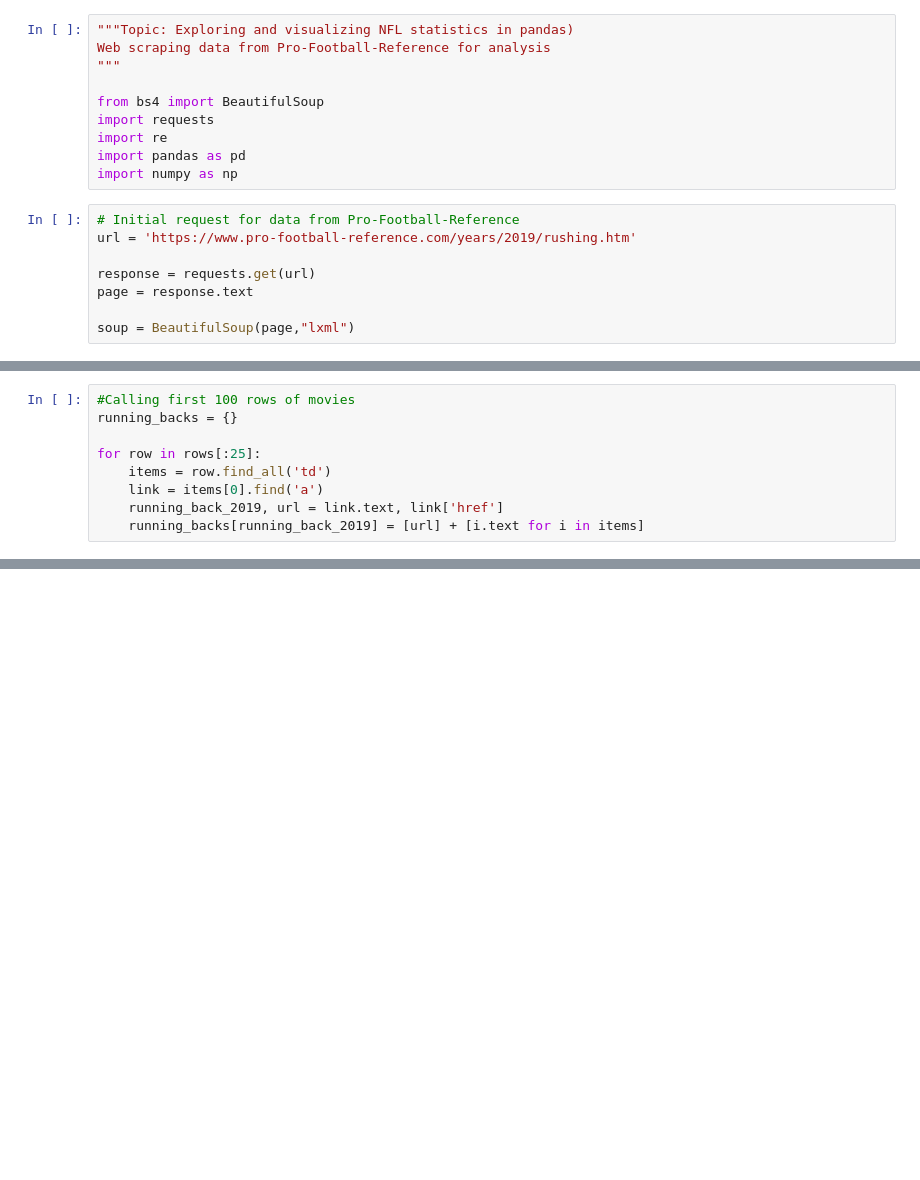
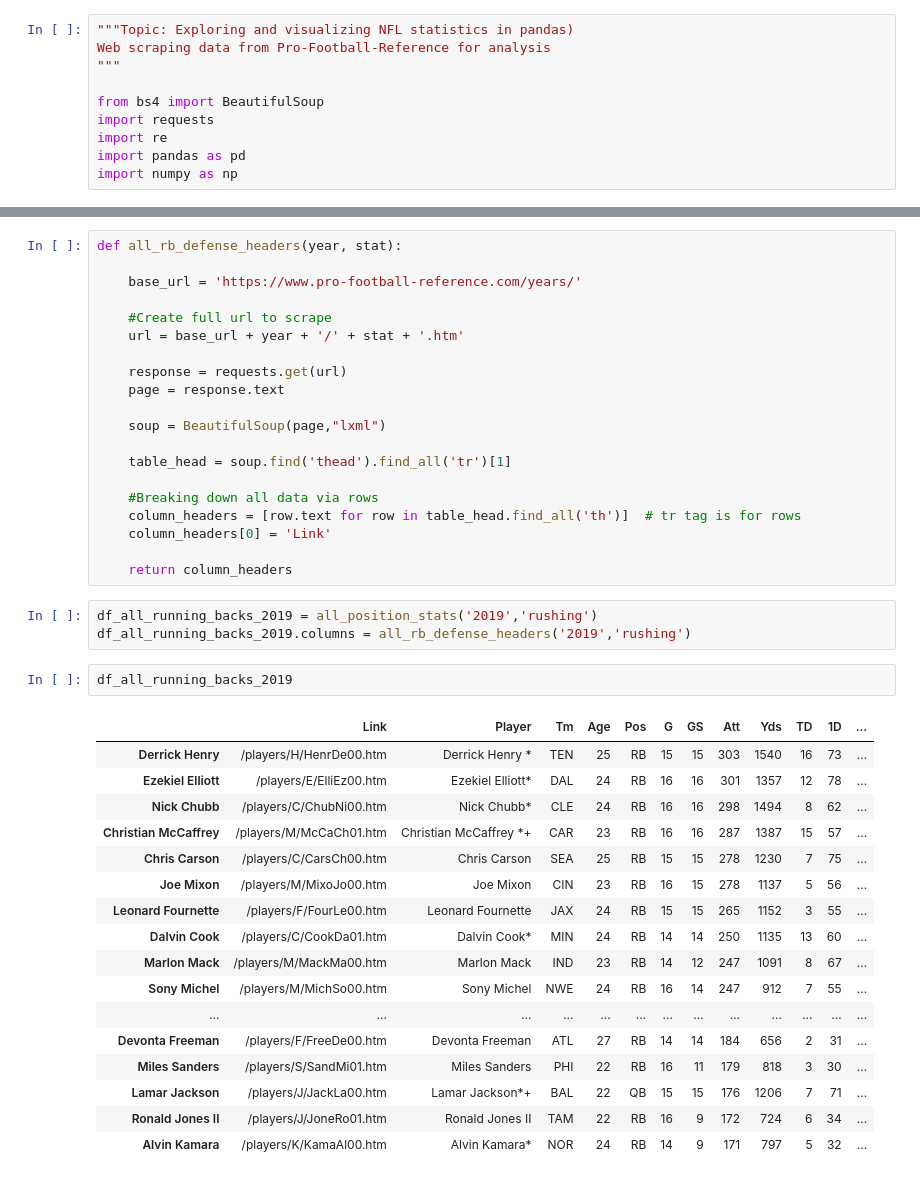
Before and after one commit to ridwan102/Fantasy_Football_Linear_Regression, a Jupyter notebook: fantasy.ipynb, the cells around one changed output, grey strips where cells are left out. Cells and saved outputs as stored; diff of their text form; blank space fills up the shorter version.

Commit message:
Gathered all data

```diff
--- a/fantasy.ipynb
+++ b/fantasy.ipynb
@@ -8,11 +8,3 @@ import requests
 import re
 import pandas as pd
 import numpy as np
-# %%
-# Initial request for data from Pro-Football-Reference
-url = 'https://www.pro-football-reference.com/years/2019/rushing.htm'
-
-response = requests.get(url)
-page = response.text
-
-soup = BeautifulSoup(page,"lxml")
@@ -33,9 +10,0 @@ rows[0]
-# %%
-#Calling first 100 rows of movies
-running_backs = {}
-
-for row in rows[:25]:
-    items = row.find_all('td')
-    link = items[0].find('a')
-    running_back_2019, url = link.text, link['href']
-    running_backs[running_back_2019] = [url] + [i.text for i in items]
@@ -163,0 +42,43 @@ def get_running_back_dict(link):
+# %%
+def all_rb_defense_headers(year, stat):
+
+    base_url = 'https://www.pro-football-reference.com/years/'
+
+    #Create full url to scrape
+    url = base_url + year + '/' + stat + '.htm'
+
+    response = requests.get(url)
+    page = response.text
+
+    soup = BeautifulSoup(page,"lxml")
+
+    table_head = soup.find('thead').find_all('tr')[1]
+
+    #Breaking down all data via rows
+    column_headers = [row.text for row in table_head.find_all('th')]  # tr tag is for rows
+    column_headers[0] = 'Link'
+
+    return column_headers
+# %%
+df_all_running_backs_2019 = all_position_stats('2019','rushing')
+df_all_running_backs_2019.columns = all_rb_defense_headers('2019','rushing')
+# %%
+df_all_running_backs_2019
+# %% [output]
+|  | Link | Player | Tm | Age | Pos | G | GS | Att | Yds | TD | 1D | ... |
+| Derrick Henry | /players/H/HenrDe00.htm | Derrick Henry * | TEN | 25 | RB | 15 | 15 | 303 | 1540 | 16 | 73 | ... |
+| Ezekiel Elliott | /players/E/ElliEz00.htm | Ezekiel Elliott* | DAL | 24 | RB | 16 | 16 | 301 | 1357 | 12 | 78 | ... |
+| Nick Chubb | /players/C/ChubNi00.htm | Nick Chubb* | CLE | 24 | RB | 16 | 16 | 298 | 1494 | 8 | 62 | ... |
+| Christian McCaffrey | /players/M/McCaCh01.htm | Christian McCaffrey *+ | CAR | 23 | RB | 16 | 16 | 287 | 1387 | 15 | 57 | ... |
+| Chris Carson | /players/C/CarsCh00.htm | Chris Carson | SEA | 25 | RB | 15 | 15 | 278 | 1230 | 7 | 75 | ... |
+| Joe Mixon | /players/M/MixoJo00.htm | Joe Mixon | CIN | 23 | RB | 16 | 15 | 278 | 1137 | 5 | 56 | ... |
+| Leonard Fournette | /players/F/FourLe00.htm | Leonard Fournette | JAX | 24 | RB | 15 | 15 | 265 | 1152 | 3 | 55 | ... |
+| Dalvin Cook | /players/C/CookDa01.htm | Dalvin Cook* | MIN | 24 | RB | 14 | 14 | 250 | 1135 | 13 | 60 | ... |
+| Marlon Mack | /players/M/MackMa00.htm | Marlon Mack | IND | 23 | RB | 14 | 12 | 247 | 1091 | 8 | 67 | ... |
+| Sony Michel | /players/M/MichSo00.htm | Sony Michel | NWE | 24 | RB | 16 | 14 | 247 | 912 | 7 | 55 | ... |
+| ... | ... | ... | ... | ... | ... | ... | ... | ... | ... | ... | ... | ... |
+| Devonta Freeman | /players/F/FreeDe00.htm | Devonta Freeman | ATL | 27 | RB | 14 | 14 | 184 | 656 | 2 | 31 | ... |
+| Miles Sanders | /players/S/SandMi01.htm | Miles Sanders | PHI | 22 | RB | 16 | 11 | 179 | 818 | 3 | 30 | ... |
+| Lamar Jackson | /players/J/JackLa00.htm | Lamar Jackson*+ | BAL | 22 | QB | 15 | 15 | 176 | 1206 | 7 | 71 | ... |
+| Ronald Jones II | /players/J/JoneRo01.htm | Ronald Jones II | TAM | 22 | RB | 16 | 9 | 172 | 724 | 6 | 34 | ... |
+| Alvin Kamara | /players/K/KamaAl00.htm | Alvin Kamara* | NOR | 24 | RB | 14 | 9 | 171 | 797 | 5 | 32 | ... |
```
Also changed, not shown: parts of 22 cells of this notebook, 3 other files.
